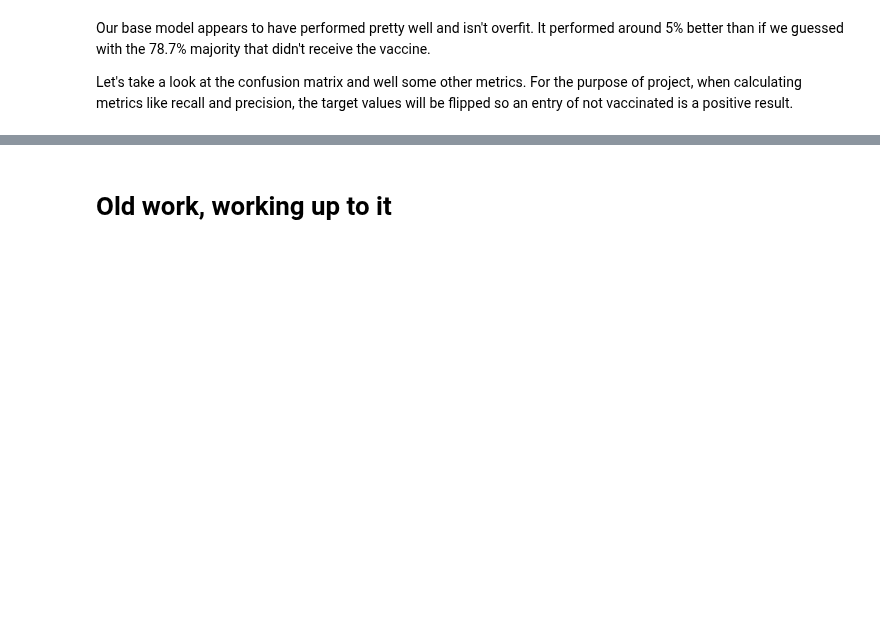
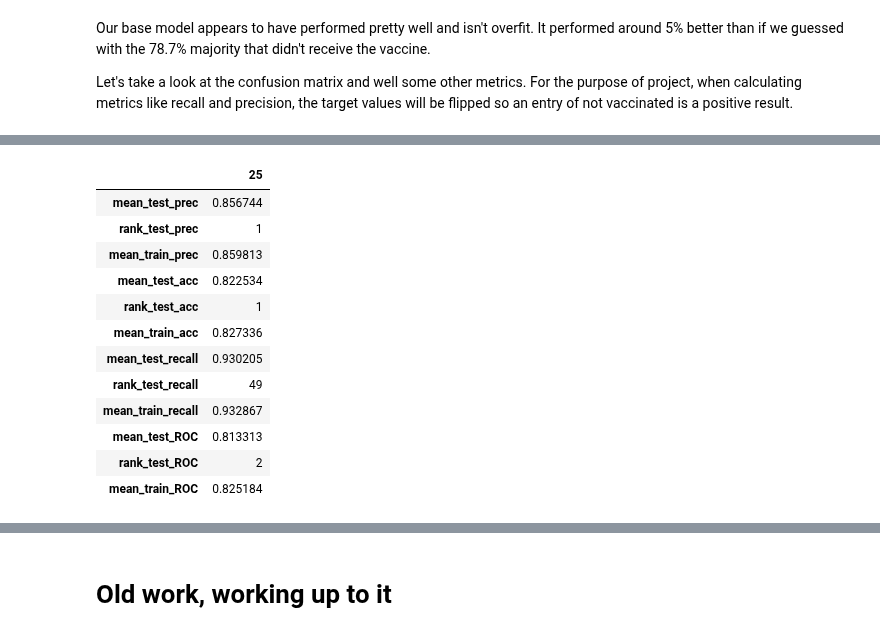
Before and after one commit to cschneck7/phase_3_project, a Jupyter notebook: H1N1 Vaccine Classification Notebook.ipynb, the cells around one changed output, grey strips where cells are left out. Cells and saved outputs as stored; diff of their text form; code cells hidden in the pictures; blank space fills up the shorter version.

```diff
--- a/H1N1 Vaccine Classification Notebook.ipynb
+++ b/H1N1 Vaccine Classification Notebook.ipynb
@@ -771,0 +811,17 @@ weighted avg       0.82      0.83      0.82      6563
+# %%
+# fits training values to grid search object
+clf.fit(X_train_ohe, y_train_flipped);
+# %%
+# Creates DataFrame of results
+clf_df = pd.DataFrame(clf.cv_results_)
+# %%
+def rankings(data):
+    '''
+    Takes in GridSearchCV df column and returns scores mean
+    and ranking
+    '''
+
+    cols = [ind for ind in data.index if (('rank' in ind) |
+                                      ('mean' in ind) &
+                                      ('time' not in ind))]
+    return data.loc[cols, :]
@@ -771,0 +850,19 @@ weighted avg       0.82      0.83      0.82      6563
+# %%
+# Creates dataframe of best scorer row and trasposes it to a column
+best_scorer = clf_df.loc[clf_df.rank_test_prec==1, :].T
+# %%
+rankings(best_scorer)
+# %% [output]
+|  | 25 |
+| mean_test_prec | 0.856744 |
+| rank_test_prec | 1 |
+| mean_train_prec | 0.859813 |
+| mean_test_acc | 0.822534 |
+| rank_test_acc | 1 |
+| mean_train_acc | 0.827336 |
+| mean_test_recall | 0.930205 |
+| rank_test_recall | 49 |
+| mean_train_recall | 0.932867 |
+| mean_test_ROC | 0.813313 |
+| rank_test_ROC | 2 |
+| mean_train_ROC | 0.825184 |
```
Also changed, not shown: parts of 17 cells of this notebook.
